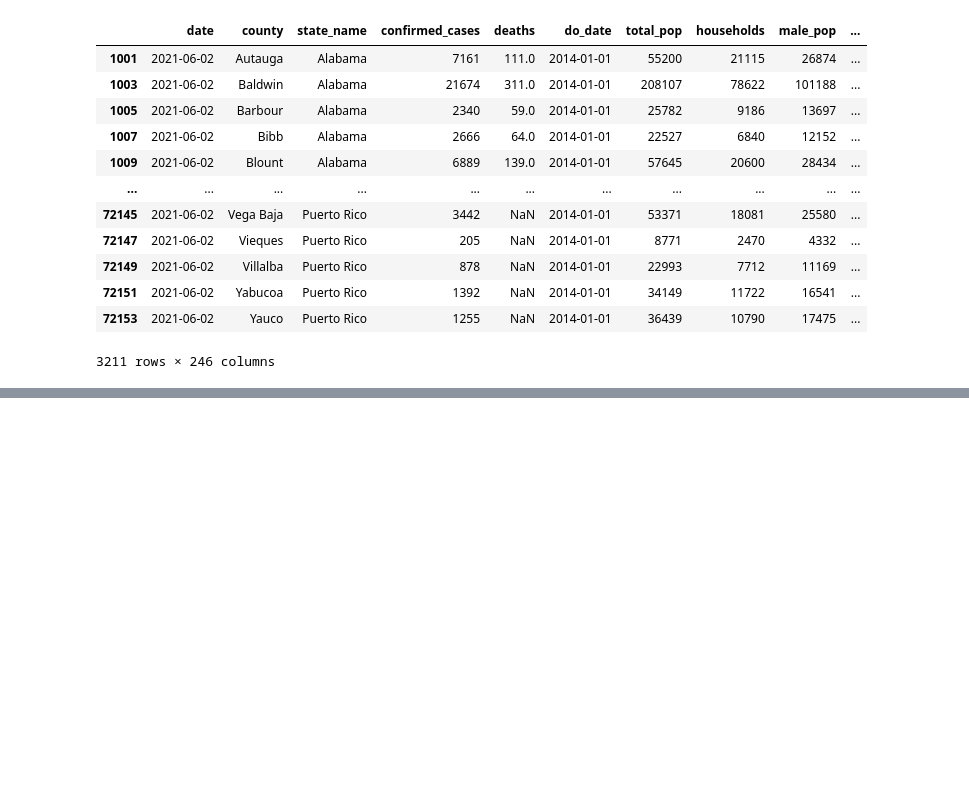
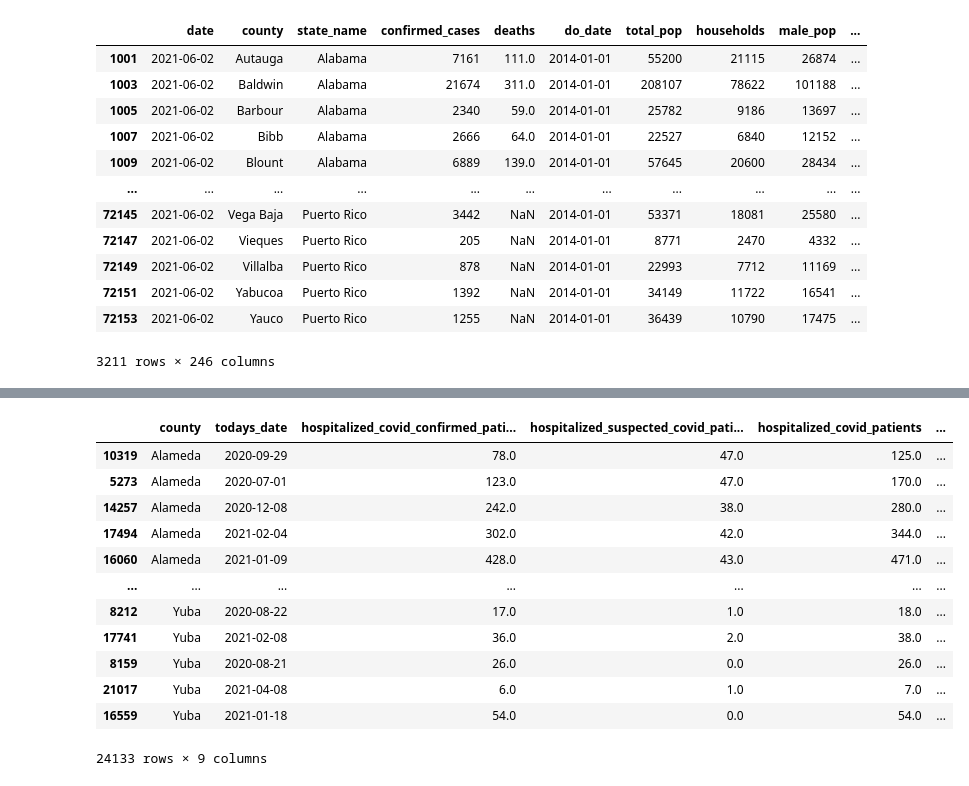
Before and after one commit to spark126/covid_poverty_and_death_rate, a Jupyter notebook: code/lucas_eda.ipynb, the cells around one changed output, grey strips where cells are left out. Cells and saved outputs as stored; diff of their text form; code cells hidden in the pictures; blank space fills up the shorter version.

```diff
--- a/code/lucas_eda.ipynb
+++ b/code/lucas_eda.ipynb
@@ -59,0 +92,18 @@ df
+# %%
+hospital = pd.read_csv('../data/covid19hospitalbycounty.csv')
+# %%
+hospital.sort_values(by='county')
+# %% [output]
+|  | county | todays_date | hospitalized_covid_confirmed_pati... | hospitalized_suspected_covid_pati... | hospitalized_covid_patients | ... |
+| 10319 | Alameda | 2020-09-29 | 78.0 | 47.0 | 125.0 | ... |
+| 5273 | Alameda | 2020-07-01 | 123.0 | 47.0 | 170.0 | ... |
+| 14257 | Alameda | 2020-12-08 | 242.0 | 38.0 | 280.0 | ... |
+| 17494 | Alameda | 2021-02-04 | 302.0 | 42.0 | 344.0 | ... |
+| 16060 | Alameda | 2021-01-09 | 428.0 | 43.0 | 471.0 | ... |
+| ... | ... | ... | ... | ... | ... | ... |
+| 8212 | Yuba | 2020-08-22 | 17.0 | 1.0 | 18.0 | ... |
+| 17741 | Yuba | 2021-02-08 | 36.0 | 2.0 | 38.0 | ... |
+| 8159 | Yuba | 2020-08-21 | 26.0 | 0.0 | 26.0 | ... |
+| 21017 | Yuba | 2021-04-08 | 6.0 | 1.0 | 7.0 | ... |
+| 16559 | Yuba | 2021-01-18 | 54.0 | 0.0 | 54.0 | ... |
+24133 rows × 9 columns
```
Also changed, not shown: parts of 4 cells of this notebook, 3 other files.
